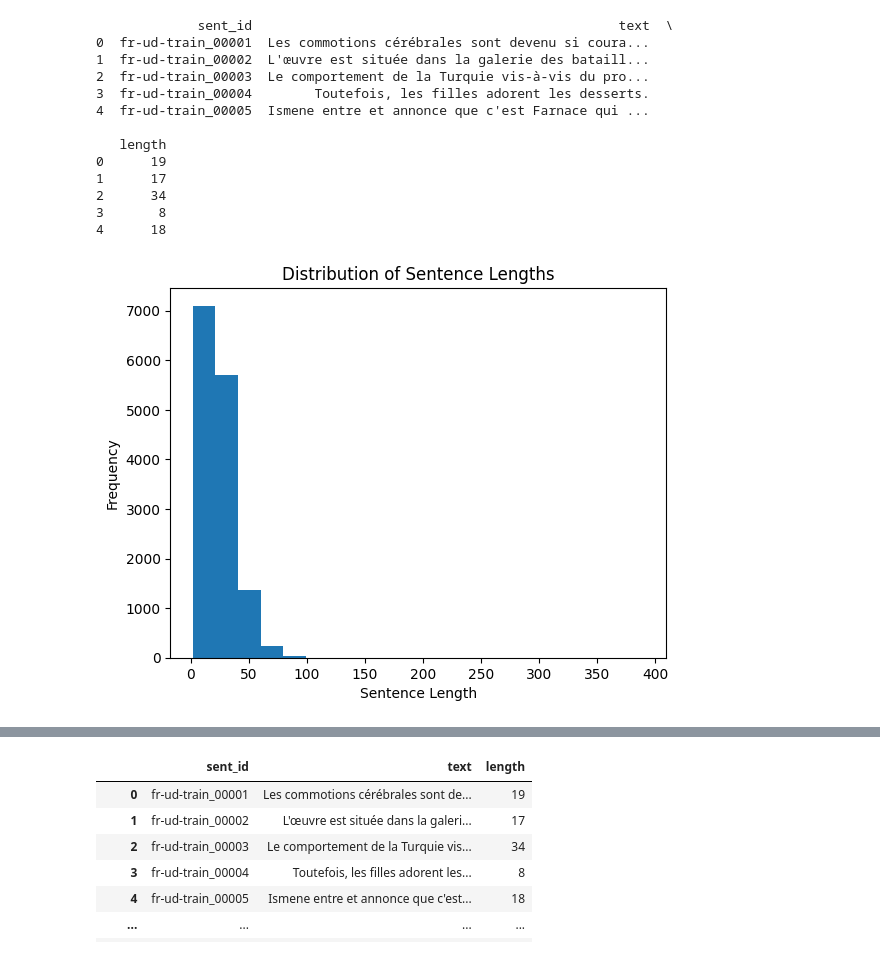
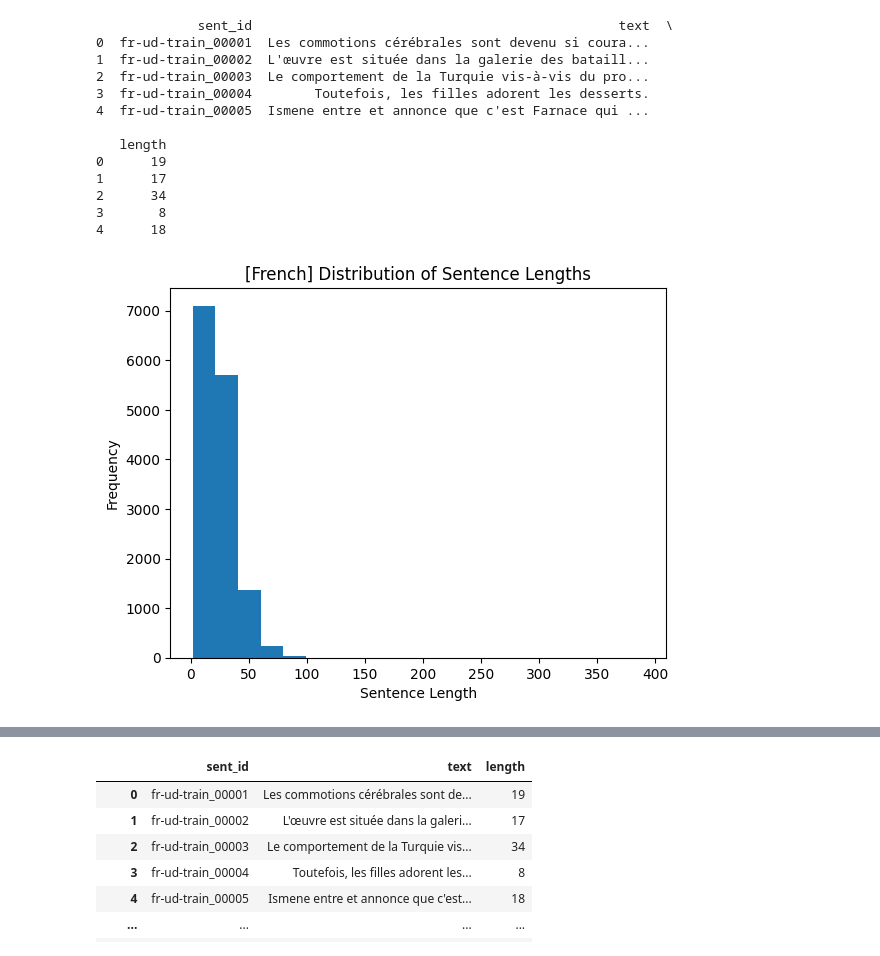
Before and after one commit to tms-gvd/NLP_lab, a Jupyter notebook: YASSER_TP2.ipynb, the cells around one changed output, grey strips where cells are left out. Drawn from its saved outputs; the diff is of its cells as text; code cells hidden in the pictures.

```diff
--- a/YASSER_TP2.ipynb
+++ b/YASSER_TP2.ipynb
@@ -6,28 +28,23 @@ from differentClassifiers import NaiveClassifier, RandomClassifier, StratifiedCl
 # %%
 import matplotlib.pyplot as plt
-verbose = False
-fr_train = ConLLUParser('fr_gsd-ud-train.conllu', verbose)
-fr_dev = ConLLUParser('fr_gsd-ud-dev.conllu', verbose)
-fr_test = ConLLUParser('fr_gsd-ud-test.conllu', verbose)
-
 print(fr_train.sentences.head())
 plt.hist(fr_train.sentences['length'], bins=20)
 plt.xlabel('Sentence Length')
 plt.ylabel('Frequency')
-plt.title('Distribution of Sentence Lengths')
+plt.title('[French] Distribution of Sentence Lengths')
 plt.show()
 # %% [output]
              sent_id                                               text  \
 0  fr-ud-train_00001  Les commotions cérébrales sont devenu si coura...
 1  fr-ud-train_00002  L'œuvre est située dans la galerie des bataill...
 2  fr-ud-train_00003  Le comportement de la Turquie vis-à-vis du pro...
 3  fr-ud-train_00004        Toutefois, les filles adorent les desserts.
 4  fr-ud-train_00005  Ismene entre et annonce que c'est Farnace qui ...
 
    length
 0      19
 1      17
 2      34
 3       8
 4      18
-[figure, old version]
+[figure, new version]
```
Also changed, not shown: parts of 28 cells of this notebook, 11 other files.
